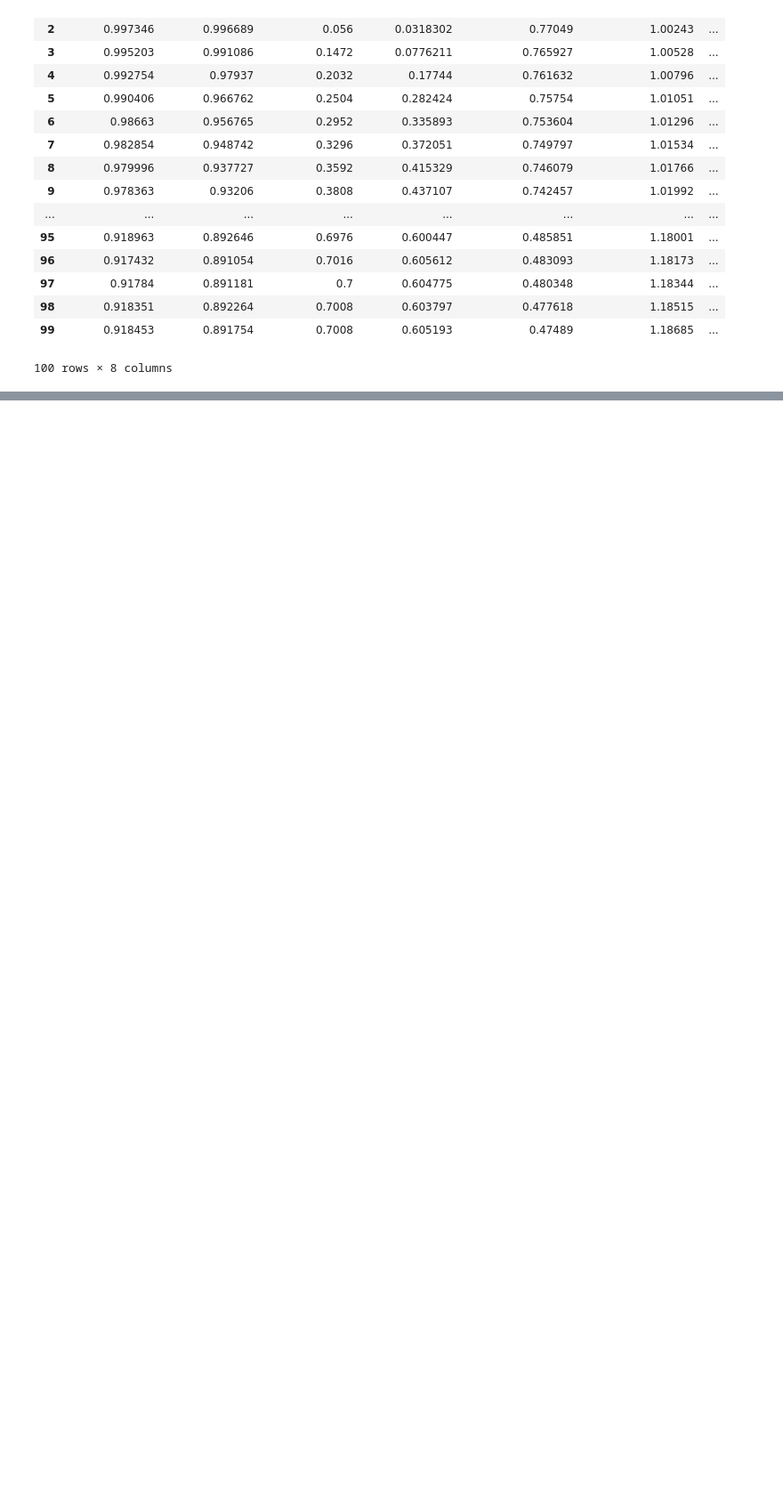
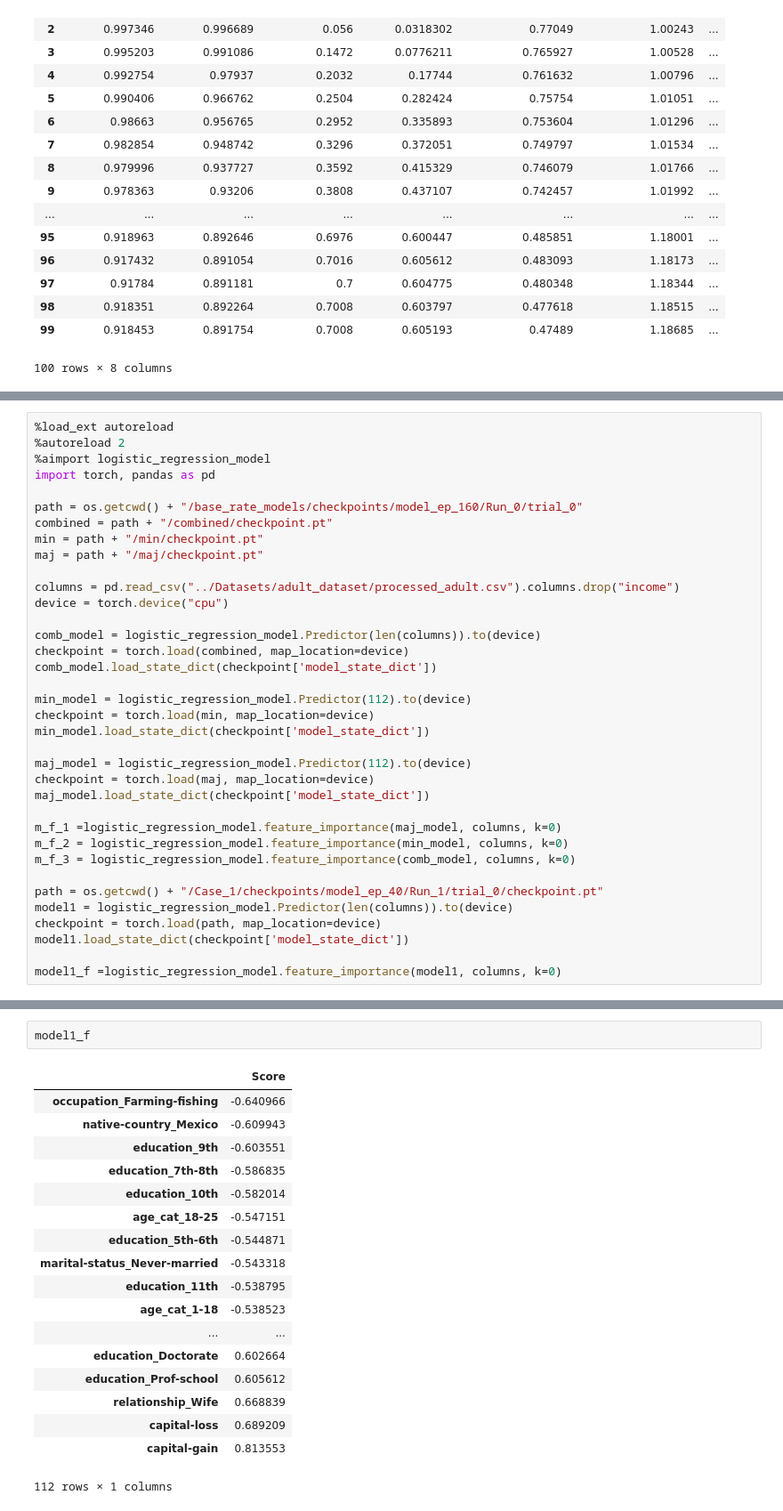
Before and after one commit to ghayat2/Agnostic_Fairness, a Jupyter notebook: Logistic_Regression/analysis.ipynb, the cells around one changed output, grey strips where cells are left out. Shown at 89% size. Cells and saved outputs as stored; diff of their text form; blank space fills up the shorter version.

```diff
--- a/Logistic_Regression/analysis.ipynb
+++ b/Logistic_Regression/analysis.ipynb
@@ -398,0 +286,36 @@ pd.read_pickle("base_rate_models/checkpoints/model_ep_160/Run_0/trial_0/combined
+# %%
+%load_ext autoreload
+%autoreload 2
+%aimport logistic_regression_model
+import torch, pandas as pd
+
+path = os.getcwd() + "/base_rate_models/checkpoints/model_ep_160/Run_0/trial_0"
+combined = path + "/combined/checkpoint.pt"
+min = path + "/min/checkpoint.pt"
+maj = path + "/maj/checkpoint.pt"
+
+columns = pd.read_csv("../Datasets/adult_dataset/processed_adult.csv").columns.drop("income")
+device = torch.device("cpu")
+
+comb_model = logistic_regression_model.Predictor(len(columns)).to(device)
+checkpoint = torch.load(combined, map_location=device)
+comb_model.load_state_dict(checkpoint['model_state_dict'])
+
+min_model = logistic_regression_model.Predictor(112).to(device)
+checkpoint = torch.load(min, map_location=device)
+min_model.load_state_dict(checkpoint['model_state_dict'])
+
+maj_model = logistic_regression_model.Predictor(112).to(device)
+checkpoint = torch.load(maj, map_location=device)
+maj_model.load_state_dict(checkpoint['model_state_dict'])
+
+m_f_1 =logistic_regression_model.feature_importance(maj_model, columns, k=0)
+m_f_2 = logistic_regression_model.feature_importance(min_model, columns, k=0)
+m_f_3 = logistic_regression_model.feature_importance(comb_model, columns, k=0)
+
+path = os.getcwd() + "/Case_1/checkpoints/model_ep_40/Run_1/trial_0/checkpoint.pt"
+model1 = logistic_regression_model.Predictor(len(columns)).to(device)
+checkpoint = torch.load(path, map_location=device)
+model1.load_state_dict(checkpoint['model_state_dict'])
+
+model1_f =logistic_regression_model.feature_importance(model1, columns, k=0)
@@ -398,0 +388,21 @@ pd.read_pickle("base_rate_models/checkpoints/model_ep_160/Run_0/trial_0/combined
+# %%
+model1_f
+# %% [output]
+|  | Score |
+| occupation_Farming-fishing | -0.640966 |
+| native-country_Mexico | -0.609943 |
+| education_9th | -0.603551 |
+| education_7th-8th | -0.586835 |
+| education_10th | -0.582014 |
+| age_cat_18-25 | -0.547151 |
+| education_5th-6th | -0.544871 |
+| marital-status_Never-married | -0.543318 |
+| education_11th | -0.538795 |
+| age_cat_1-18 | -0.538523 |
+| ... | ... |
+| education_Doctorate | 0.602664 |
+| education_Prof-school | 0.605612 |
+| relationship_Wife | 0.668839 |
+| capital-loss | 0.689209 |
+| capital-gain | 0.813553 |
+112 rows × 1 columns
```
Also changed, not shown: parts of 12 cells of this notebook, 1 other file.
